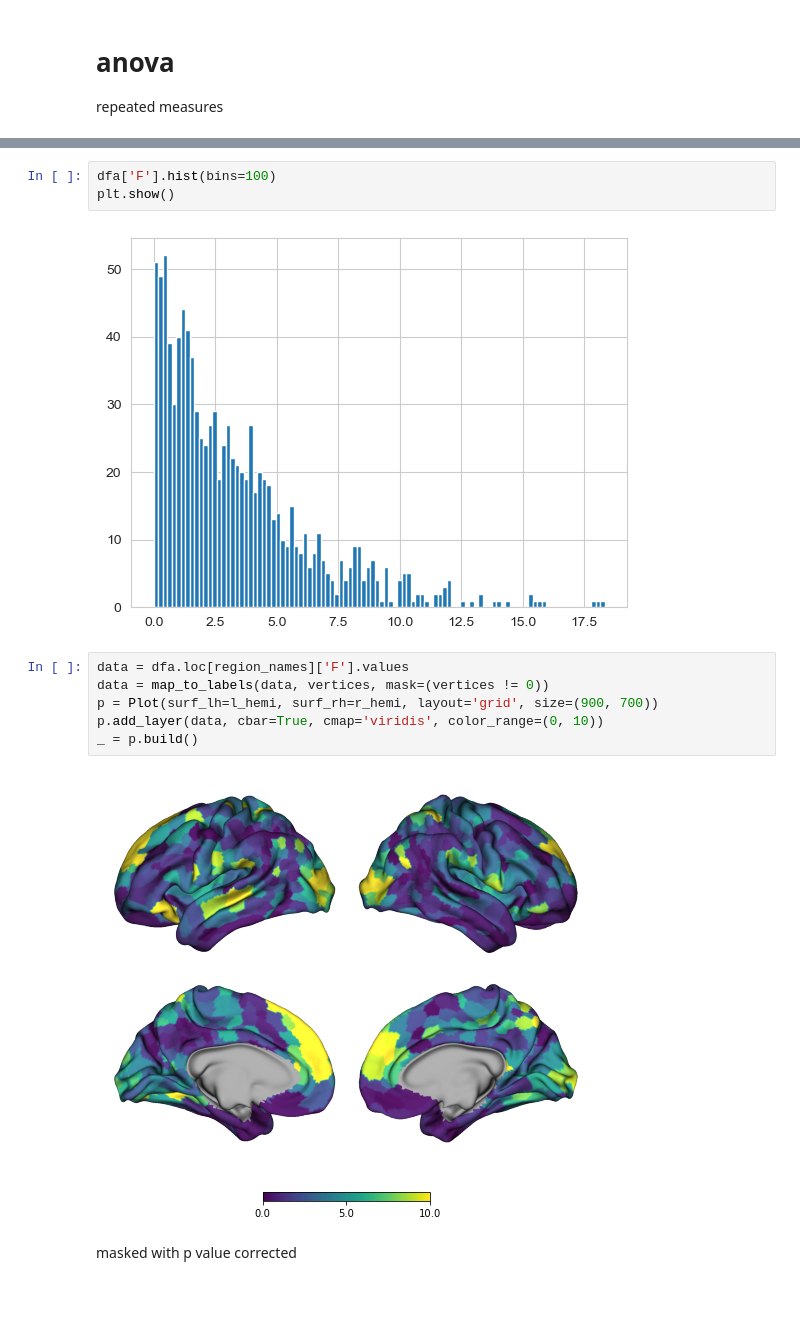
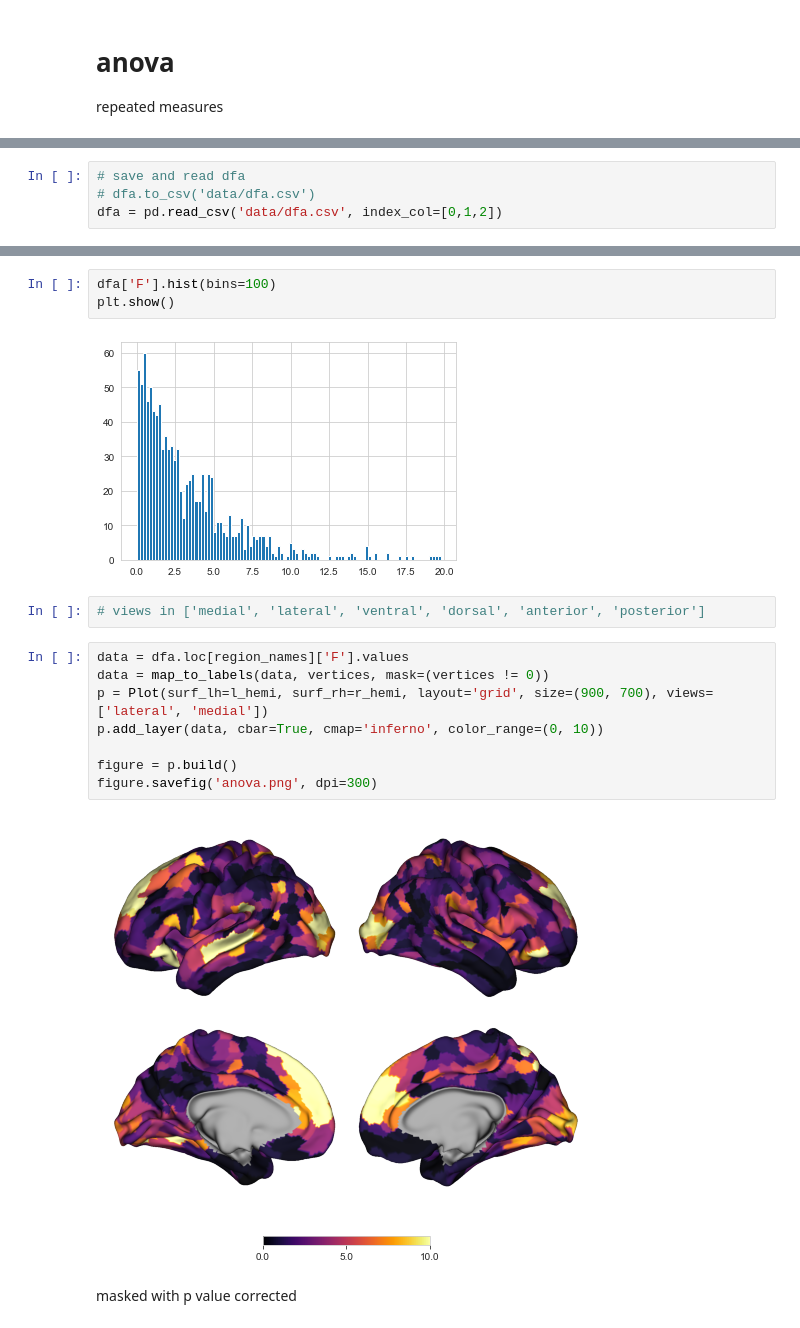
Before and after one commit to qniksefat/gradient-notebooks, a Jupyter notebook: large-manifold-nbs/3-stats.ipynb, the cells around one changed output, grey strips where cells are left out. Drawn from its saved outputs; the diff is of its cells as text; blank space fills up the shorter version.

```diff
--- a/large-manifold-nbs/3-stats.ipynb
+++ b/large-manifold-nbs/3-stats.ipynb
@@ -149,3 +284,7 @@ _, dfa['p-corr'] = pg.multicomp(dfa['p-unc'], method='fdr_bh')
+# %%
+# save and read dfa
+# dfa.to_csv('data/dfa.csv')
+dfa = pd.read_csv('data/dfa.csv', index_col=[0,1,2])
 # %%
 _, ax = plt.subplots(ncols=2, figsize=(10,4))
 dfa['p-unc'].hist(bins=100, ax=ax[0]) # uncorrected p value
@@ -159,15 +298,19 @@ plt.show()
 dfa['F'].hist(bins=100)
 plt.show()
 # %% [output]
-[figure, old version]
+[figure, new version]
+# %%
+# views in ['medial', 'lateral', 'ventral', 'dorsal', 'anterior', 'posterior']
 # %%
 data = dfa.loc[region_names]['F'].values
 data = map_to_labels(data, vertices, mask=(vertices != 0))
-p = Plot(surf_lh=l_hemi, surf_rh=r_hemi, layout='grid', size=(900, 700))
-p.add_layer(data, cbar=True, cmap='viridis', color_range=(0, 10))
-_ = p.build()
+p = Plot(surf_lh=l_hemi, surf_rh=r_hemi, layout='grid', size=(900, 700), views=['lateral', 'medial'])
+p.add_layer(data, cbar=True, cmap='inferno', color_range=(0, 10))
+
+figure = p.build()
+figure.savefig('anova.png', dpi=300)
 # %% [output]
-[figure, old version]
+[figure, new version]
 # %% [markdown]
 masked with p value corrected
 # %%
```
Also changed, not shown: parts of 51 cells of this notebook, 1 other file.
